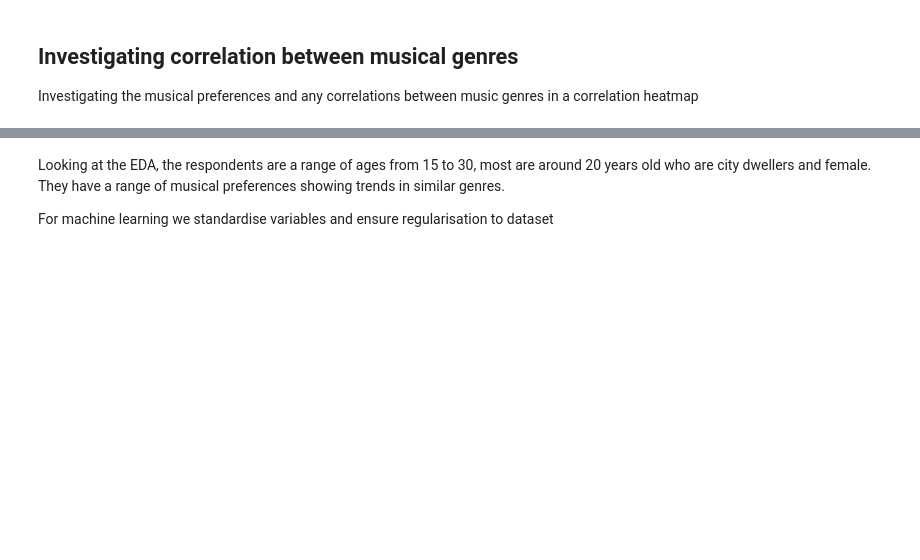
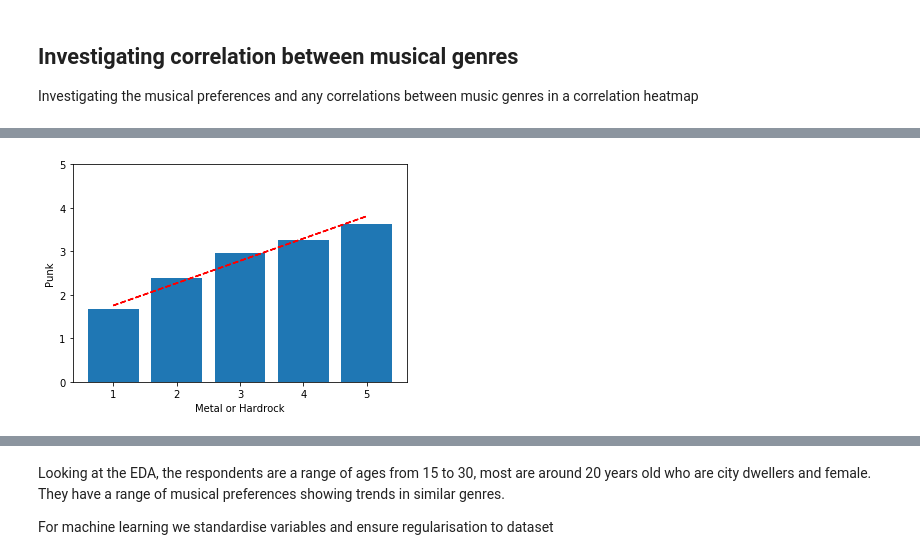
Before and after one commit to jaimindp/Kaggle, a Jupyter notebook: young-people-survey/Kaggle young people survey analysis.ipynb, the cells around one changed output, grey strips where cells are left out. Saved outputs shown, nothing was run; the diff lists cells and outputs as text; code cells hidden in the pictures; blank space fills up the shorter version.

```diff
--- a/young-people-survey/Kaggle young people survey analysis.ipynb
+++ b/young-people-survey/Kaggle young people survey analysis.ipynb
@@ -248,0 +257,6 @@ Plotting a heatmap for all music genres in dataset, we can see that there is a r
+# %%
+var_x = 'Metal or Hardrock'
+var_y = 'Punk'
+plot_corr_avg(clean[var_x],clean[var_y],var_x,var_y)
+# %% [output]
+[figure, added]
```
Also changed, not shown: parts of 14 cells of this notebook.
